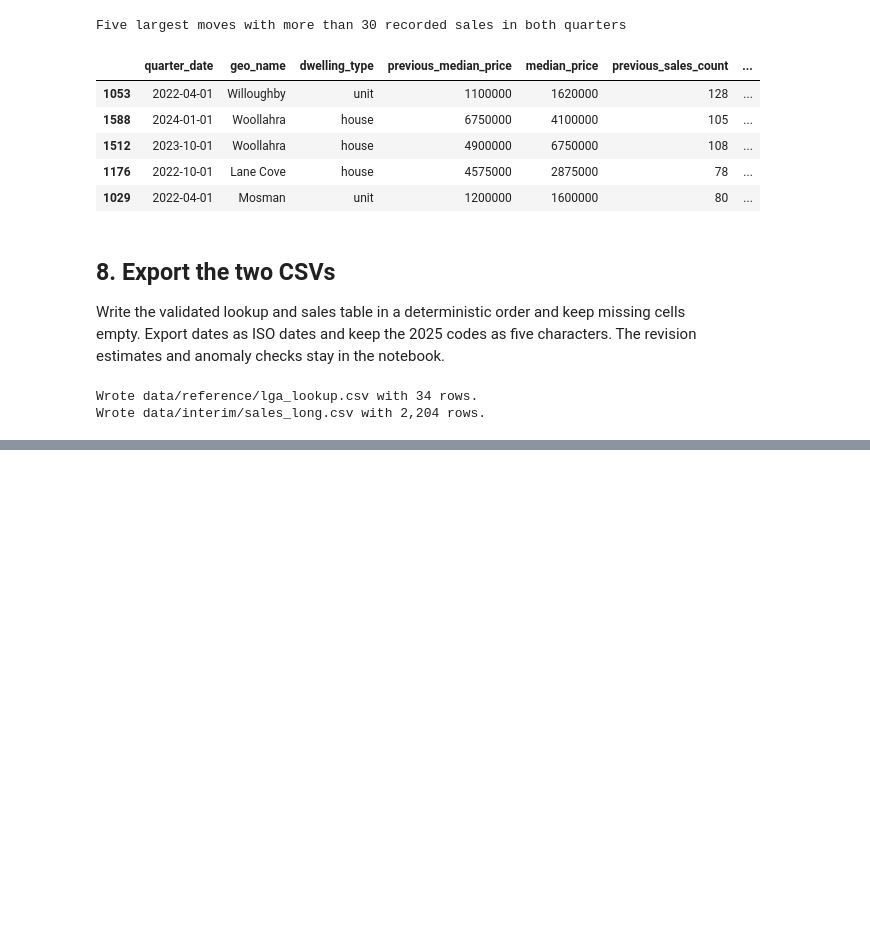
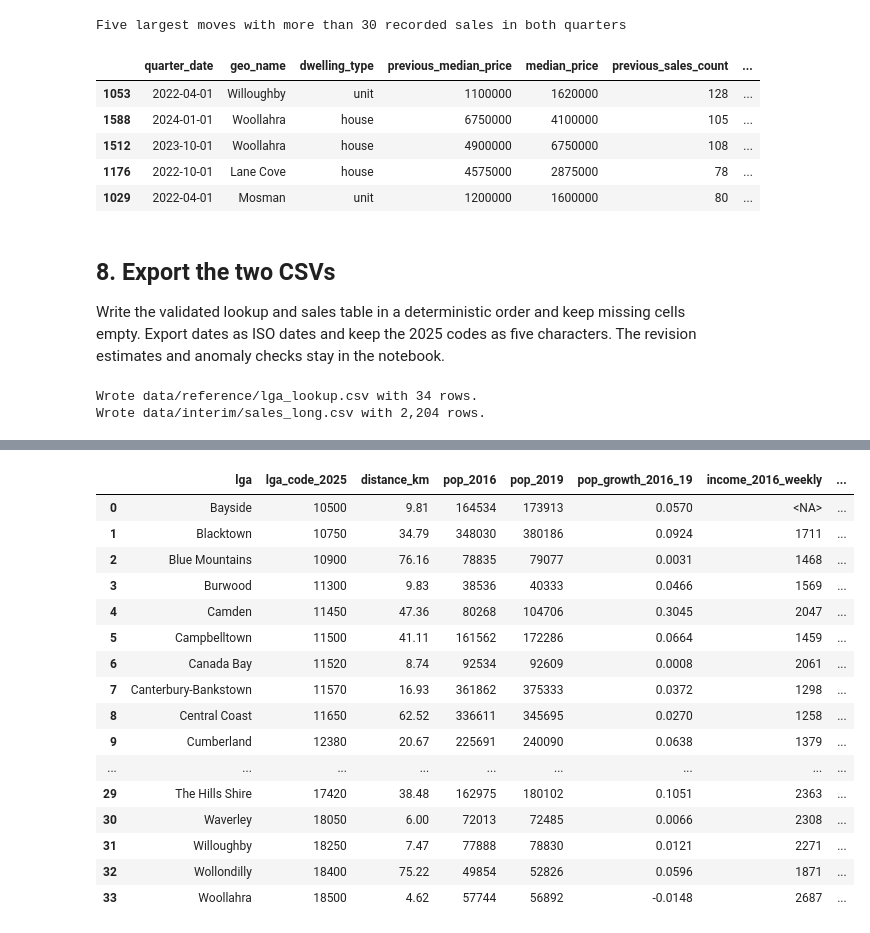
Before and after one commit to huiya-svg/sydney-housing-growth, a Jupyter notebook: notebooks/02_clean.ipynb, the cells around one changed output, grey strips where cells are left out. Drawn from its saved outputs; the diff is of its cells as text; code cells hidden in the pictures; blank space fills up the shorter version.

```diff
--- a/notebooks/02_clean.ipynb
+++ b/notebooks/02_clean.ipynb
@@ -532,7 +557,7 @@ Write the validated lookup and sales table in a deterministic order and keep mis
 sales_columns = [
     "quarter_date", "geo_level", "geo_name", "region", "dwelling_type",
     "median_price", "sales_count", "price_status", "count_status", "low_sales_flag",
-    "source_file", "source_row",
+    "source_file", "source_row", *change_columns,
 ]
 export_paths = {
     repo_root / "data/reference/lga_lookup.csv": lga_lookup,
@@ -571,0 +697,13 @@ Wrote data/interim/sales_long.csv with 2,204 rows.
+# %%
+population = pd.read_excel(
+    raw_dir / "abs_erp/32180DS0004_2001-25.xlsx", sheet_name="Table 1",
+    skiprows=4, usecols="A,R,U", dtype="string",
+)
+assert list(population.columns[1:]) == [2016, 2019]
+population.columns = ["lga_code_2025", "pop_2016", "pop_2019"]
+population = population.loc[population["lga_code_2025"].isin(lookup["lga_code_2025"])].copy()
+for column in ["pop_2016", "pop_2019"]:
+    population[column] = parse_number(population[column]).astype("Int64")
+    assert population[column].gt(0).all()
+population["pop_growth_2016_19"] = population["pop_2019"] / population["pop_2016"] - 1
+print(f"Read two June population estimates for each of {len(population)} LGAs.")
@@ -571,0 +874,60 @@ Wrote data/interim/sales_long.csv with 2,204 rows.
+# %%
+factors = lookup[lga_keys].copy()
+distance_values = distance_check[["lga_code_2025", "distance_km"]]
+income_values = income_by_lga[["lga_code_2025", "income_2016_weekly"]]
+for table in [distance_values, population, income_values]:
+    factors = factors.merge(table, on="lga_code_2025", how="left", validate="one_to_one")
+factors = factors.merge(rent_by_lga, on="lga", how="left", validate="one_to_one")
+
+factor_columns = lga_keys + [
+    "distance_km", "pop_2016", "pop_2019", "pop_growth_2016_19", "income_2016_weekly",
+    "rent_2019_house_weekly", "rent_2019_unit_weekly",
+    "rent_2019_quarters_used_house", "rent_2019_quarters_used_unit",
+]
+factors = factors[factor_columns]
+assert len(factors) == 34
+pd.testing.assert_frame_equal(factors[lga_keys], lookup[lga_keys], check_dtype=False)
+for key in lga_keys:
+    assert factors[key].is_unique and factors[key].notna().all()
+required = lga_keys + ["distance_km", "pop_2016", "pop_2019", "pop_growth_2016_19"]
+assert factors[required].notna().all().all()
+assert factors["income_2016_weekly"].isna().eq(factors["lga"].eq("Bayside")).all()
+assert factors["distance_km"].between(0, 100).all()
+assert factors["income_2016_weekly"].dropna().between(800, 5_000).all()
+
+for dwelling_type in rent_types.values():
+    rent = factors[f"rent_2019_{dwelling_type}_weekly"]
+    quarters_used = factors[f"rent_2019_quarters_used_{dwelling_type}"]
+    assert quarters_used.notna().all() and quarters_used.between(0, 4).all()
+    assert rent.isna().eq(quarters_used.eq(0)).all()
+    assert rent.dropna().between(250, 2_000).all()
+    zero_quarter_lgas = factors.loc[quarters_used.eq(0), "lga"].tolist()
+    print(f"{dwelling_type.capitalize()} rent with no usable quarters: {zero_quarter_lgas or 'none'}.")
+
+by_lga = factors.set_index("lga")
+assert by_lga.loc["Blacktown", ["pop_2016", "pop_2019"]].tolist() == [348_030, 380_186]
+assert round(by_lga.loc["Blacktown", "pop_growth_2016_19"], 4) == 0.0924
+assert by_lga.loc["Sydney", ["pop_2016", "pop_2019"]].tolist() == [222_717, 229_596]
+assert by_lga.loc[["Blacktown", "Blue Mountains", "Sydney"], "distance_km"].tolist() == [34.79, 76.16, 2.45]
+march_rents = rent_rows.loc[rent_rows["quarter_date"].eq("2019-01-01")].set_index(["lga", "dwelling_type"])
+assert march_rents.loc[("Blacktown", "house"), "median_weekly_rent"] == 470
+assert march_rents.loc[("Sydney", "unit"), "median_weekly_rent"] == 650
+
+growth_in_range = factors["pop_growth_2016_19"].between(-0.10, 0.30)
+growth_exceptions = factors.loc[~growth_in_range, ["lga", "pop_2016", "pop_2019", "pop_growth_2016_19"]]
+assert growth_exceptions["lga"].tolist() == ["Camden"]
+assert by_lga.loc["Camden", ["pop_2016", "pop_2019"]].tolist() == [80_268, 104_706]
+print(f"Population growth in the −10% to +30% range: {growth_in_range.sum()} of {len(factors)}.")
+print("Source-confirmed exception from ERP Table 1, cells R27 and U27")
+display(growth_exceptions)
+
+export_factors = factors.copy()
+export_factors["distance_km"] = factors["distance_km"].map("{:.2f}".format)
+export_factors["pop_growth_2016_19"] = factors["pop_growth_2016_19"].map("{:.4f}".format)
+factor_path = repo_root / "data/interim/lga_factors.csv"
+export_factors.to_csv(factor_path, index=False, encoding="utf-8", lineterminator="\n")
+print(f"Wrote {factor_path.relative_to(repo_root)} with {len(factors)} rows and {len(factor_columns)} columns.")
+print("Keys, missing-value rules, spot checks and the documented range exception verified.")
+with pd.option_context("display.max_columns", None):
+    display(export_factors)
+# %% [output]
@@ -571,0 +942,17 @@ Wrote data/interim/sales_long.csv with 2,204 rows.
+|  | lga | lga_code_2025 | distance_km | pop_2016 | pop_2019 | pop_growth_2016_19 | income_2016_weekly | ... |
+| 0 | Bayside | 10500 | 9.81 | 164534 | 173913 | 0.0570 | <NA> | ... |
+| 1 | Blacktown | 10750 | 34.79 | 348030 | 380186 | 0.0924 | 1711 | ... |
+| 2 | Blue Mountains | 10900 | 76.16 | 78835 | 79077 | 0.0031 | 1468 | ... |
+| 3 | Burwood | 11300 | 9.83 | 38536 | 40333 | 0.0466 | 1569 | ... |
+| 4 | Camden | 11450 | 47.36 | 80268 | 104706 | 0.3045 | 2047 | ... |
+| 5 | Campbelltown | 11500 | 41.11 | 161562 | 172286 | 0.0664 | 1459 | ... |
+| 6 | Canada Bay | 11520 | 8.74 | 92534 | 92609 | 0.0008 | 2061 | ... |
+| 7 | Canterbury-Bankstown | 11570 | 16.93 | 361862 | 375333 | 0.0372 | 1298 | ... |
+| 8 | Central Coast | 11650 | 62.52 | 336611 | 345695 | 0.0270 | 1258 | ... |
+| 9 | Cumberland | 12380 | 20.67 | 225691 | 240090 | 0.0638 | 1379 | ... |
+| ... | ... | ... | ... | ... | ... | ... | ... | ... |
+| 29 | The Hills Shire | 17420 | 38.48 | 162975 | 180102 | 0.1051 | 2363 | ... |
+| 30 | Waverley | 18050 | 6.00 | 72013 | 72485 | 0.0066 | 2308 | ... |
+| 31 | Willoughby | 18250 | 7.47 | 77888 | 78830 | 0.0121 | 2271 | ... |
+| 32 | Wollondilly | 18400 | 75.22 | 49854 | 52826 | 0.0596 | 1871 | ... |
+| 33 | Woollahra | 18500 | 4.62 | 57744 | 56892 | -0.0148 | 2687 | ... |
```
Also changed, not shown: parts of 16 cells of this notebook, 7 other files.
